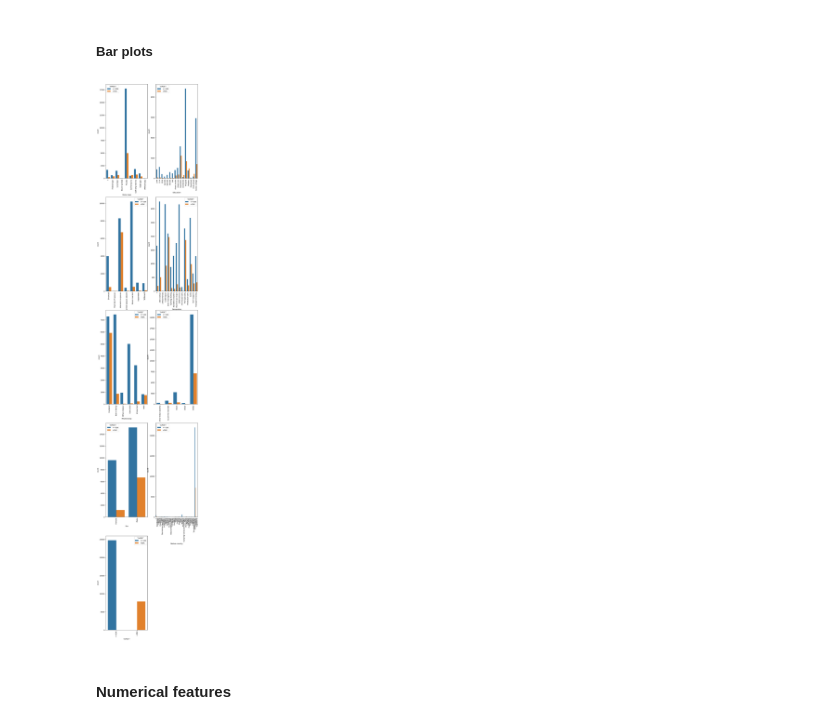
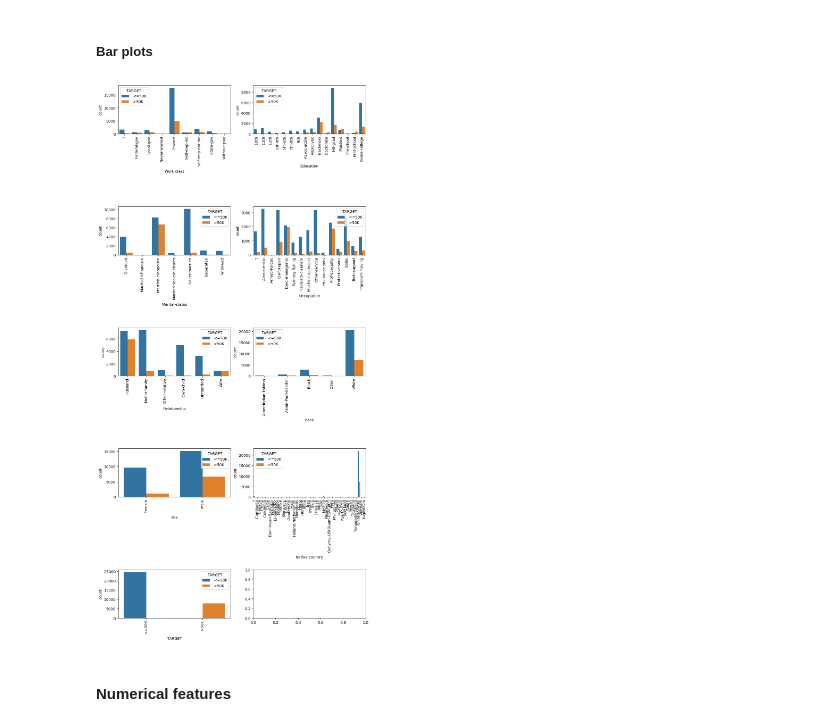
Before and after one commit to Sersal10/Machine-Learning-project, a Jupyter notebook: Salary_prediction.ipynb, the cells around one changed output. Saved outputs shown, nothing was run; the diff lists cells and outputs as text; code cells hidden in the pictures.

```diff
--- a/Salary_prediction.ipynb
+++ b/Salary_prediction.ipynb
@@ -251,17 +251,17 @@ df["TARGET"].unique().to_list()
 ##### Bar plots
 # %%
 tempList1 = only_cat.columns
-
 subplot = 1
-plt.figure(figsize = (10,60))
+fig, axes = plt.subplots(5, 2, figsize=(12,26))
+fig.subplots_adjust(hspace=1.5, wspace=0.2)
 for i in tempList1:
     plt.subplot(5,2,subplot)
     sns.countplot(data = df, x = i, hue="TARGET")
     plt.xticks(rotation=90)
     subplot = subplot + 1
 plt.show()
 # %% [output]
-[figure, old version]
+[figure, new version]
 # %% [markdown]
 #### Numerical features
 # %% [markdown]
```
Also changed, not shown: parts of 15 cells of this notebook.
